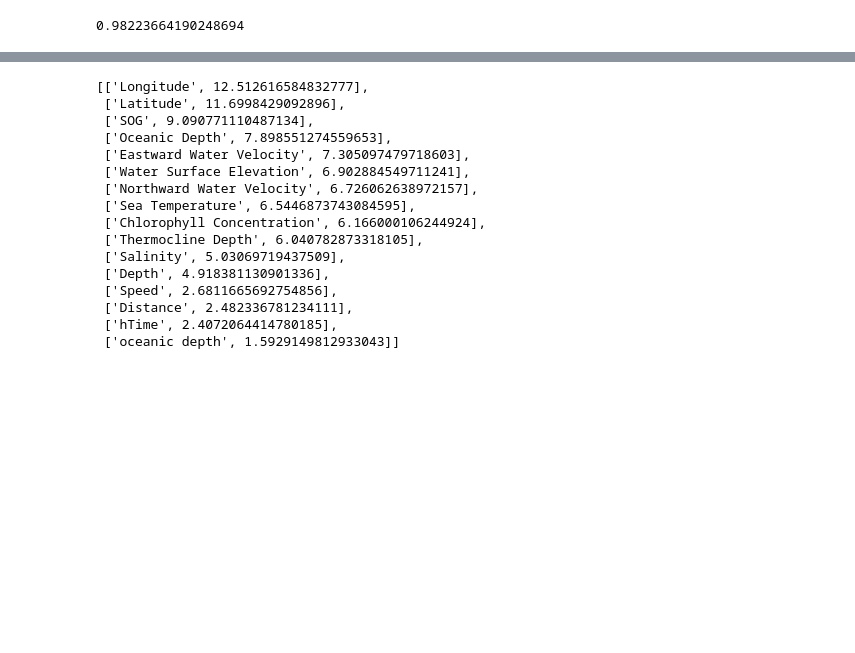
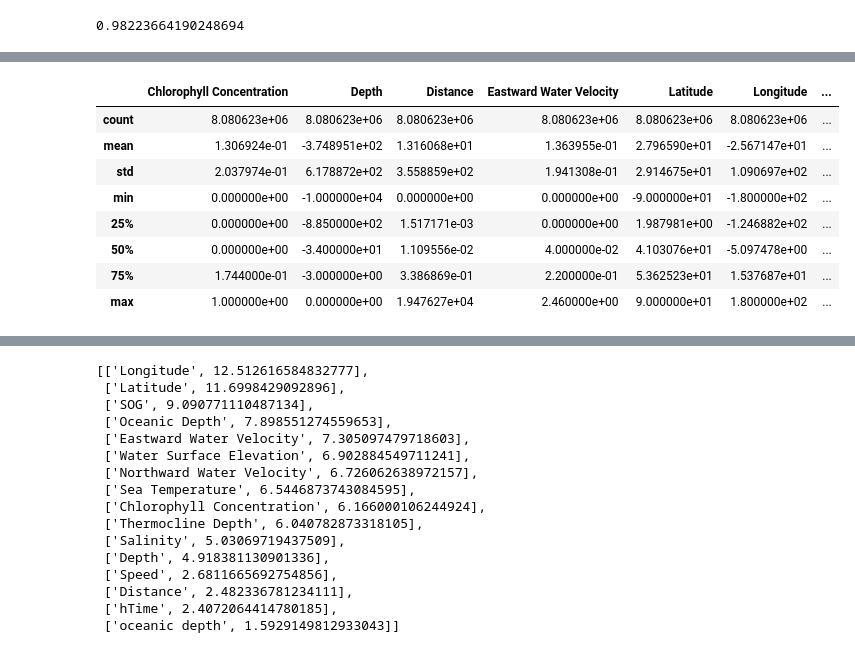
Before and after one commit to SorokinV/TopCoder-2017-08-FishMen2, a Jupyter notebook: Jupyter-NET/Fish-Exp-01-XGB.ipynb, the cells around one changed output, grey strips where cells are left out. Drawn from its saved outputs; the diff is of its cells as text; code cells hidden in the pictures; blank space fills up the shorter version.

```diff
--- a/Jupyter-NET/Fish-Exp-01-XGB.ipynb
+++ b/Jupyter-NET/Fish-Exp-01-XGB.ipynb
@@ -108,4 +145,5 @@ tt_time = np.array(tt_time)
 # %%
-trackAll = pd.read_csv('../Data/trainingAll.csv')
+trainAll = pd.read_csv('../Data/trainingAll.csv')
+trainWeights = dataClean(trainAll)
 # %%
 !ls -la ../Data
@@ -276,0 +400,12 @@ pred_y = xgbmodel.predict(mtrain); ##pred_y[-20:],pred_y.max()
+# %%
+a0.describe()
+# %% [output]
+|  | Chlorophyll Concentration | Depth | Distance | Eastward Water Velocity | Latitude | Longitude | ... |
+| count | 8.080623e+06 | 8.080623e+06 | 8.080623e+06 | 8.080623e+06 | 8.080623e+06 | 8.080623e+06 | ... |
+| mean | 1.306924e-01 | -3.748951e+02 | 1.316068e+01 | 1.363955e-01 | 2.796590e+01 | -2.567147e+01 | ... |
+| std | 2.037974e-01 | 6.178872e+02 | 3.558859e+02 | 1.941308e-01 | 2.914675e+01 | 1.090697e+02 | ... |
+| min | 0.000000e+00 | -1.000000e+04 | 0.000000e+00 | 0.000000e+00 | -9.000000e+01 | -1.800000e+02 | ... |
+| 25% | 0.000000e+00 | -8.850000e+02 | 1.517171e-03 | 0.000000e+00 | 1.987981e+00 | -1.246882e+02 | ... |
+| 50% | 0.000000e+00 | -3.400000e+01 | 1.109556e-02 | 4.000000e-02 | 4.103076e+01 | -5.097478e+00 | ... |
+| 75% | 1.744000e-01 | -3.000000e+00 | 3.386869e-01 | 2.200000e-01 | 5.362523e+01 | 1.537687e+01 | ... |
+| max | 1.000000e+00 | 0.000000e+00 | 1.947627e+04 | 2.460000e+00 | 9.000000e+01 | 1.800000e+02 | ... |
```
Also changed, not shown: parts of 16 cells of this notebook, 3 other files.
